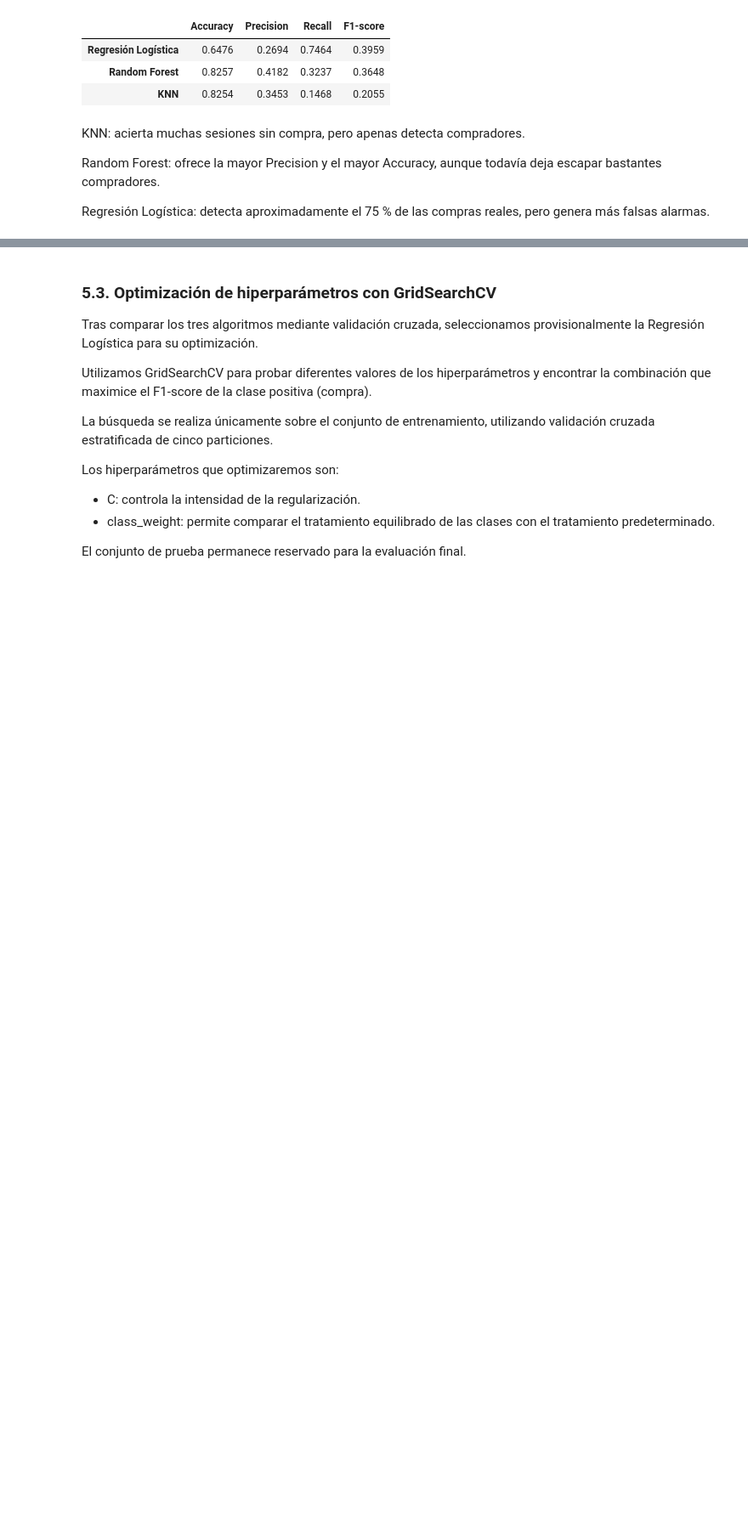
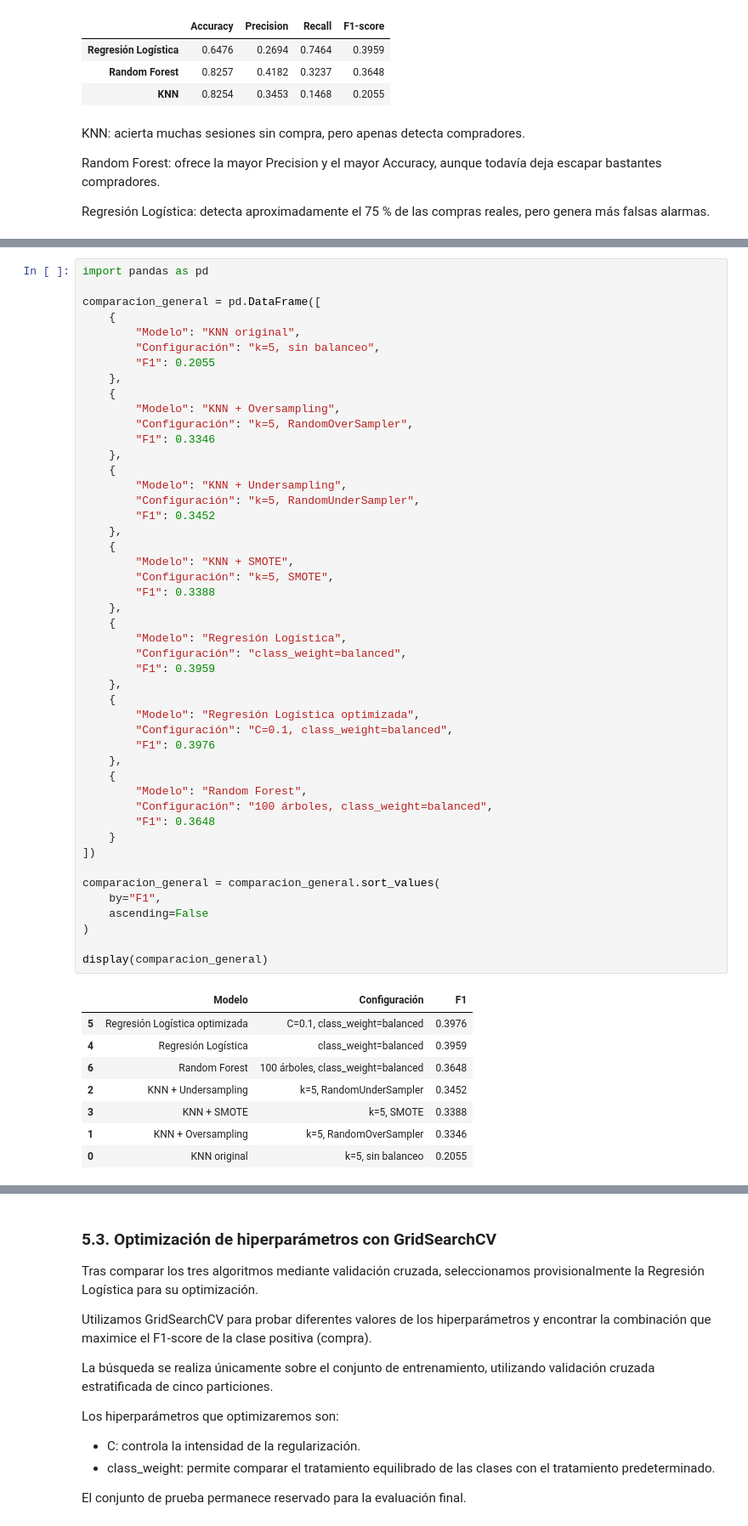
Before and after one commit to beafernandez22/proyecto_lo_compraran_ml, a Jupyter notebook: proyecto_lo_compraran_ml.ipynb, the cells around one changed output, grey strips where cells are left out. Shown at 85% size. Drawn from its saved outputs; the diff is of its cells as text; blank space fills up the shorter version.

```diff
--- a/proyecto_lo_compraran_ml.ipynb
+++ b/proyecto_lo_compraran_ml.ipynb
@@ -710,0 +1008,56 @@ Regresión Logística: detecta aproximadamente el 75 % de las compras reales, pe
+# %%
+import pandas as pd
+
+comparacion_general = pd.DataFrame([
+    {
+        "Modelo": "KNN original",
+        "Configuración": "k=5, sin balanceo",
+        "F1": 0.2055
+    },
+    {
+        "Modelo": "KNN + Oversampling",
+        "Configuración": "k=5, RandomOverSampler",
+        "F1": 0.3346
+    },
+    {
+        "Modelo": "KNN + Undersampling",
+        "Configuración": "k=5, RandomUnderSampler",
+        "F1": 0.3452
+    },
+    {
+        "Modelo": "KNN + SMOTE",
+        "Configuración": "k=5, SMOTE",
+        "F1": 0.3388
+    },
+    {
+        "Modelo": "Regresión Logística",
+        "Configuración": "class_weight=balanced",
+        "F1": 0.3959
+    },
+    {
+        "Modelo": "Regresión Logística optimizada",
+        "Configuración": "C=0.1, class_weight=balanced",
+        "F1": 0.3976
+    },
+    {
+        "Modelo": "Random Forest",
+        "Configuración": "100 árboles, class_weight=balanced",
+        "F1": 0.3648
+    }
+])
+
+comparacion_general = comparacion_general.sort_values(
+    by="F1",
+    ascending=False
+)
+
+display(comparacion_general)
+# %% [output]
+|  | Modelo | Configuración | F1 |
+| 5 | Regresión Logística optimizada | C=0.1, class_weight=balanced | 0.3976 |
+| 4 | Regresión Logística | class_weight=balanced | 0.3959 |
+| 6 | Random Forest | 100 árboles, class_weight=balanced | 0.3648 |
+| 2 | KNN + Undersampling | k=5, RandomUnderSampler | 0.3452 |
+| 3 | KNN + SMOTE | k=5, SMOTE | 0.3388 |
+| 1 | KNN + Oversampling | k=5, RandomOverSampler | 0.3346 |
+| 0 | KNN original | k=5, sin balanceo | 0.2055 |
```
Also changed, not shown: parts of 20 cells of this notebook.
